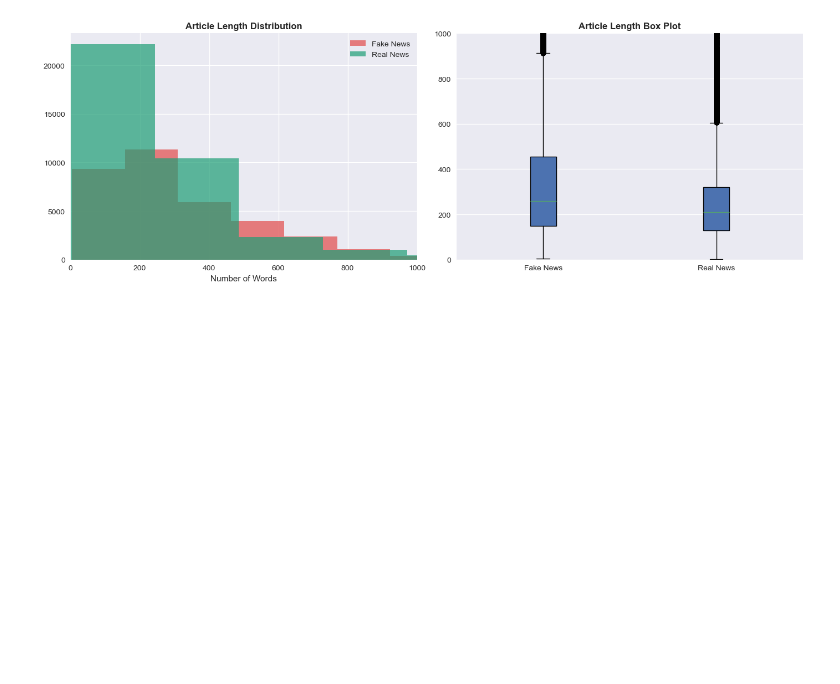
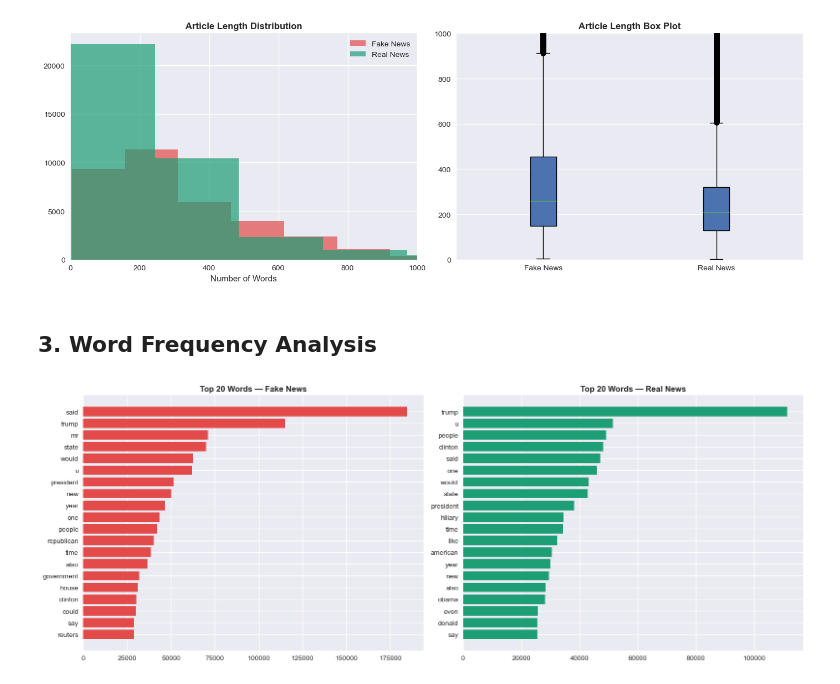
Before and after one commit to pulindu117/NLP_Group_04, a Jupyter notebook: notebooks/02_eda_matheesha_desaman.ipynb, the cells around one changed output. Cells and saved outputs as stored; diff of their text form; code cells hidden in the pictures; blank space fills up the shorter version.

Commit message:
Add word frequency analysis

```diff
--- a/notebooks/02_eda_matheesha_desaman.ipynb
+++ b/notebooks/02_eda_matheesha_desaman.ipynb
@@ -84,3 +84,28 @@ plt.show()
 Fake news avg length: 336 words
 Real news avg length: 286 words
 [figure]
+# %% [markdown]
+## 3. Word Frequency Analysis
+# %%
+def get_top_words(data, n=20):
+    all_words = ' '.join(data.dropna().astype(str)).split()
+    return Counter(all_words).most_common(n)
+
+fake_words = get_top_words(df[df['label'] == 0]['final_text'])
+real_words  = get_top_words(df[df['label'] == 1]['final_text'])
+
+fig, axes = plt.subplots(1, 2, figsize=(16, 6))
+
+words_f, counts_f = zip(*fake_words)
+axes[0].barh(list(reversed(words_f)), list(reversed(counts_f)), color='#E24B4A')
+axes[0].set_title('Top 20 Words — Fake News', fontweight='bold')
+
+words_r, counts_r = zip(*real_words)
+axes[1].barh(list(reversed(words_r)), list(reversed(counts_r)), color='#1D9E75')
+axes[1].set_title('Top 20 Words — Real News', fontweight='bold')
+
+plt.tight_layout()
+plt.savefig('../screenshots/03_word_frequency.png', dpi=150, bbox_inches='tight')
+plt.show()
+# %% [output]
+[figure, added]
```
